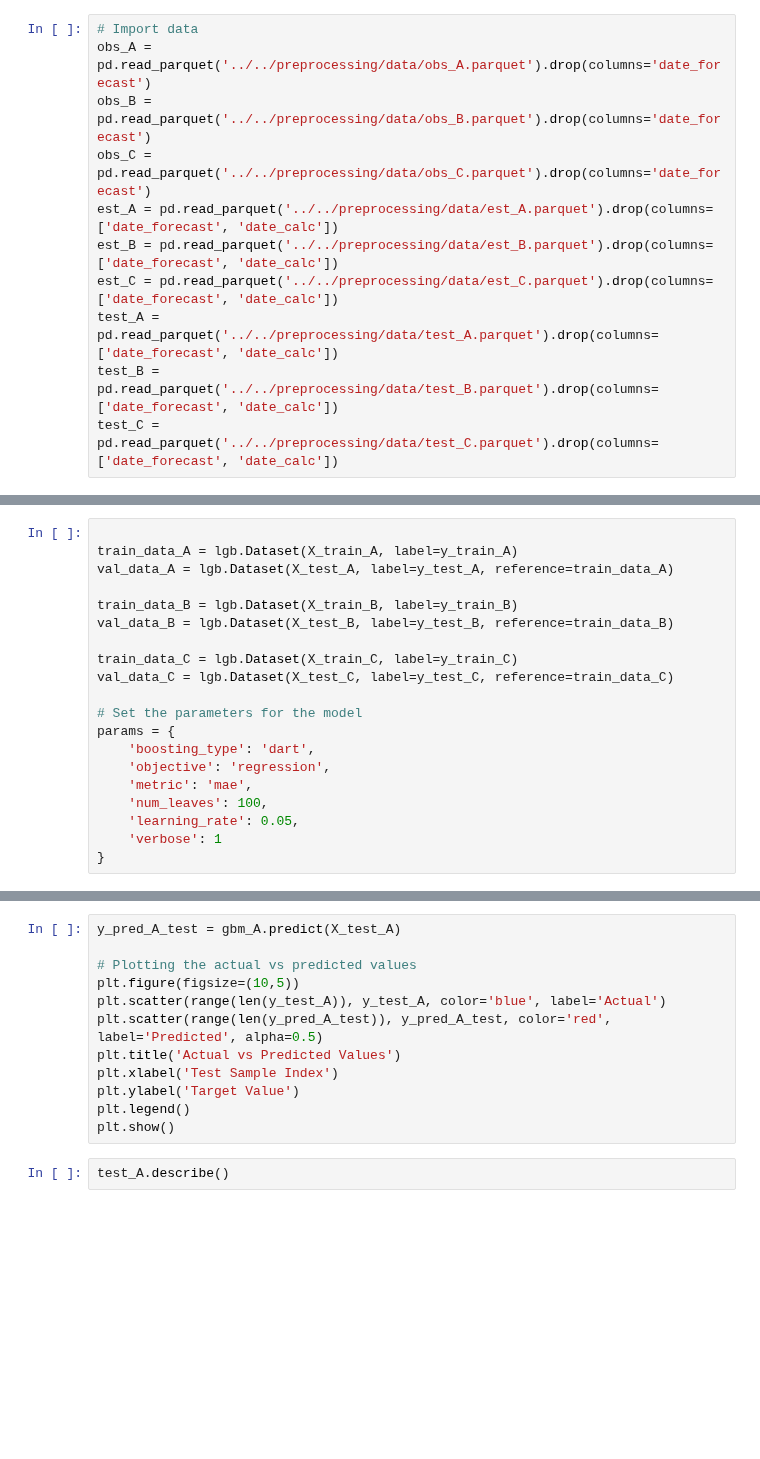
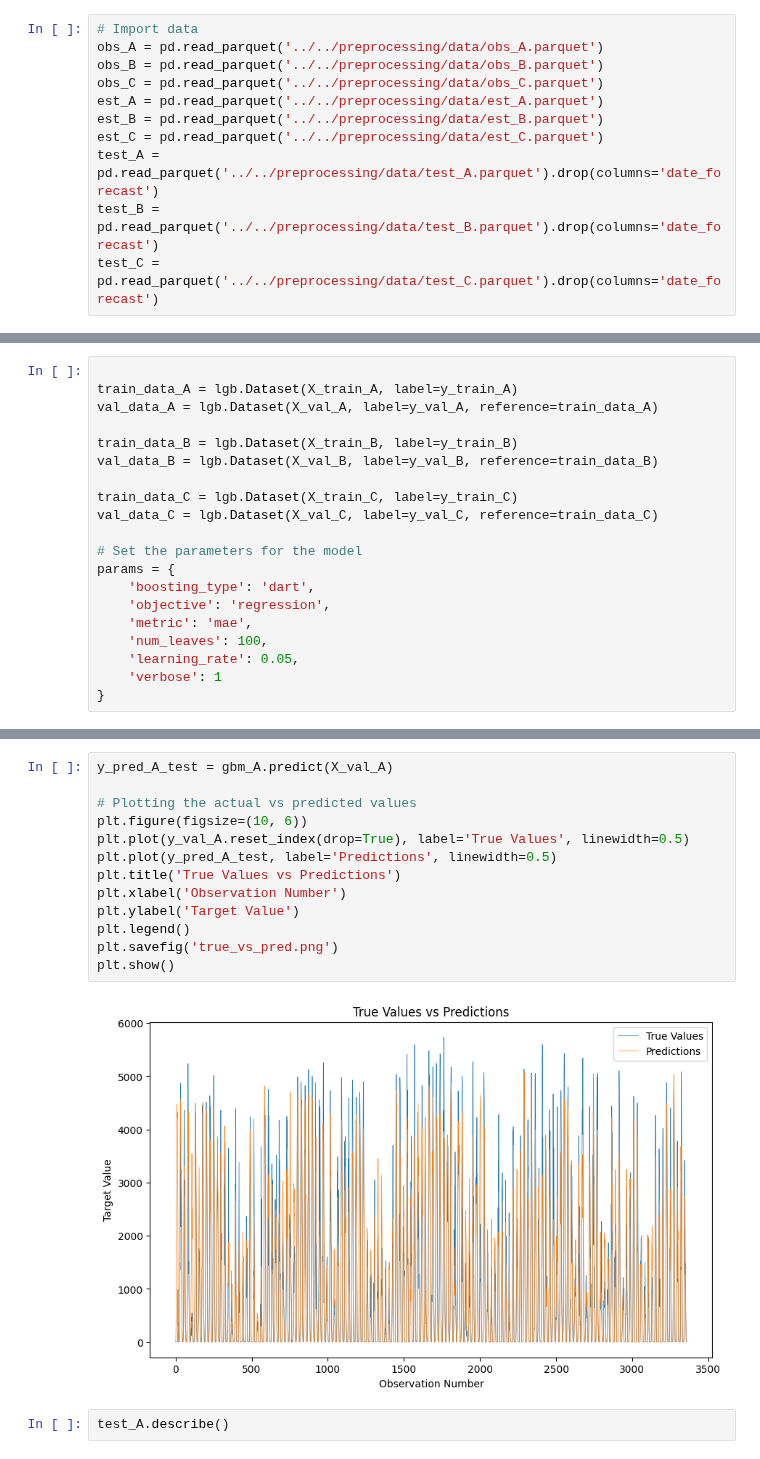
Before and after one commit to TDT4173-MPC/TDT4173-MPC, a Jupyter notebook: Mathias/models/lightGBM.ipynb, the cells around one changed output, grey strips where cells are left out. Cells and saved outputs as stored; diff of their text form; blank space fills up the shorter version.

Commit message:
Train test split

```diff
--- a/Mathias/models/lightGBM.ipynb
+++ b/Mathias/models/lightGBM.ipynb
@@ -10,12 +11,12 @@ from sklearn.metrics import mean_absolute_error
 import lightgbm as lgb
 # %%
 # Import data
-obs_A = pd.read_parquet('../../preprocessing/data/obs_A.parquet').drop(columns='date_forecast')
-obs_B = pd.read_parquet('../../preprocessing/data/obs_B.parquet').drop(columns='date_forecast')
-obs_C = pd.read_parquet('../../preprocessing/data/obs_C.parquet').drop(columns='date_forecast')
-est_A = pd.read_parquet('../../preprocessing/data/est_A.parquet').drop(columns=['date_forecast', 'date_calc'])
-est_B = pd.read_parquet('../../preprocessing/data/est_B.parquet').drop(columns=['date_forecast', 'date_calc'])
-est_C = pd.read_parquet('../../preprocessing/data/est_C.parquet').drop(columns=['date_forecast', 'date_calc'])
-test_A = pd.read_parquet('../../preprocessing/data/test_A.parquet').drop(columns=['date_forecast', 'date_calc'])
-test_B = pd.read_parquet('../../preprocessing/data/test_B.parquet').drop(columns=['date_forecast', 'date_calc'])
-test_C = pd.read_parquet('../../preprocessing/data/test_C.parquet').drop(columns=['date_forecast', 'date_calc'])
+obs_A = pd.read_parquet('../../preprocessing/data/obs_A.parquet')
+obs_B = pd.read_parquet('../../preprocessing/data/obs_B.parquet')
+obs_C = pd.read_parquet('../../preprocessing/data/obs_C.parquet')
+est_A = pd.read_parquet('../../preprocessing/data/est_A.parquet')
+est_B = pd.read_parquet('../../preprocessing/data/est_B.parquet')
+est_C = pd.read_parquet('../../preprocessing/data/est_C.parquet')
+test_A = pd.read_parquet('../../preprocessing/data/test_A.parquet').drop(columns='date_forecast')
+test_B = pd.read_parquet('../../preprocessing/data/test_B.parquet').drop(columns='date_forecast')
+test_C = pd.read_parquet('../../preprocessing/data/test_C.parquet').drop(columns='date_forecast')
@@ -127,13 +88,13 @@ y_C = C['pv_measurement']
 # %%
 
 train_data_A = lgb.Dataset(X_train_A, label=y_train_A)
-val_data_A = lgb.Dataset(X_test_A, label=y_test_A, reference=train_data_A)
+val_data_A = lgb.Dataset(X_val_A, label=y_val_A, reference=train_data_A)
 
 train_data_B = lgb.Dataset(X_train_B, label=y_train_B)
-val_data_B = lgb.Dataset(X_test_B, label=y_test_B, reference=train_data_B)
+val_data_B = lgb.Dataset(X_val_B, label=y_val_B, reference=train_data_B)
 
 train_data_C = lgb.Dataset(X_train_C, label=y_train_C)
-val_data_C = lgb.Dataset(X_test_C, label=y_test_C, reference=train_data_C)
+val_data_C = lgb.Dataset(X_val_C, label=y_val_C, reference=train_data_C)
 
 # Set the parameters for the model
 params = {
@@ -231,15 +230,18 @@ print('MAE C:', mean_absolute_error(y_test_C, y_pred_C))
 # %%
-y_pred_A_test = gbm_A.predict(X_test_A)
+y_pred_A_test = gbm_A.predict(X_val_A)
 
 # Plotting the actual vs predicted values
-plt.figure(figsize=(10,5))
-plt.scatter(range(len(y_test_A)), y_test_A, color='blue', label='Actual')
-plt.scatter(range(len(y_pred_A_test)), y_pred_A_test, color='red', label='Predicted', alpha=0.5)
-plt.title('Actual vs Predicted Values')
-plt.xlabel('Test Sample Index')
+plt.figure(figsize=(10, 6))
+plt.plot(y_val_A.reset_index(drop=True), label='True Values', linewidth=0.5)
+plt.plot(y_pred_A_test, label='Predictions', linewidth=0.5)
+plt.title('True Values vs Predictions')
+plt.xlabel('Observation Number')
 plt.ylabel('Target Value')
 plt.legend()
+plt.savefig('true_vs_pred.png')
 plt.show()
+# %% [output]
+[figure, added]
 # %%
 test_A.describe()
 # %%
```
Also changed, not shown: parts of 9 cells of this notebook.
